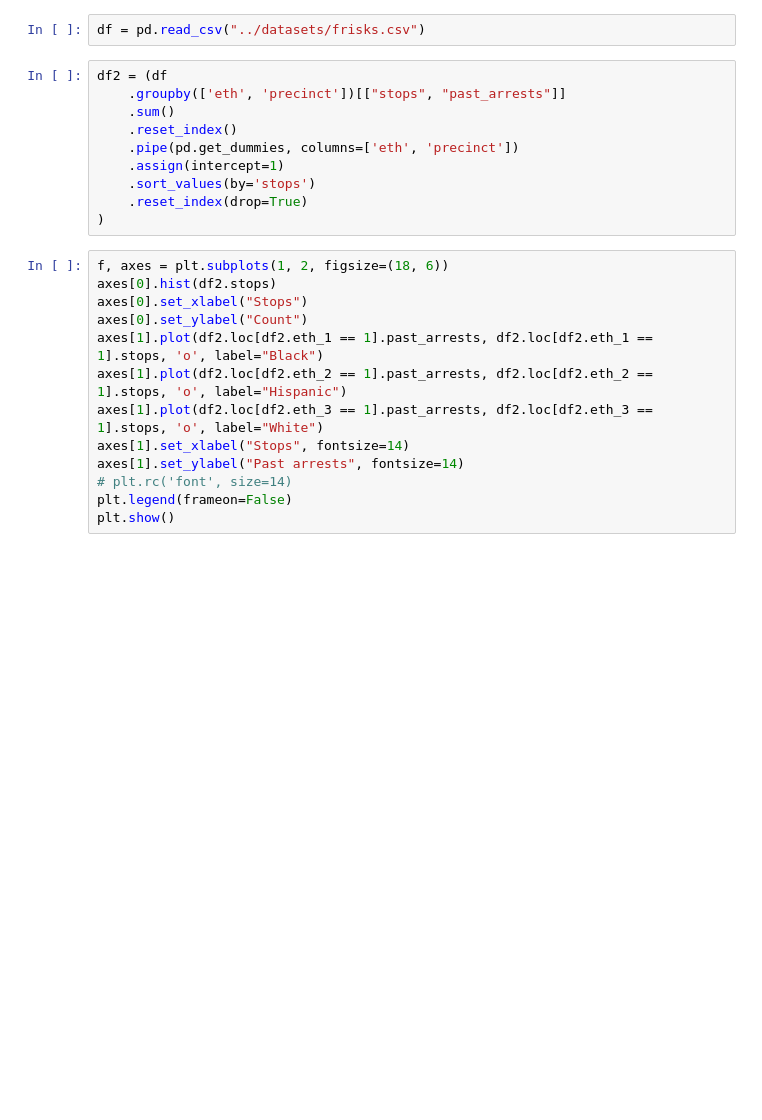
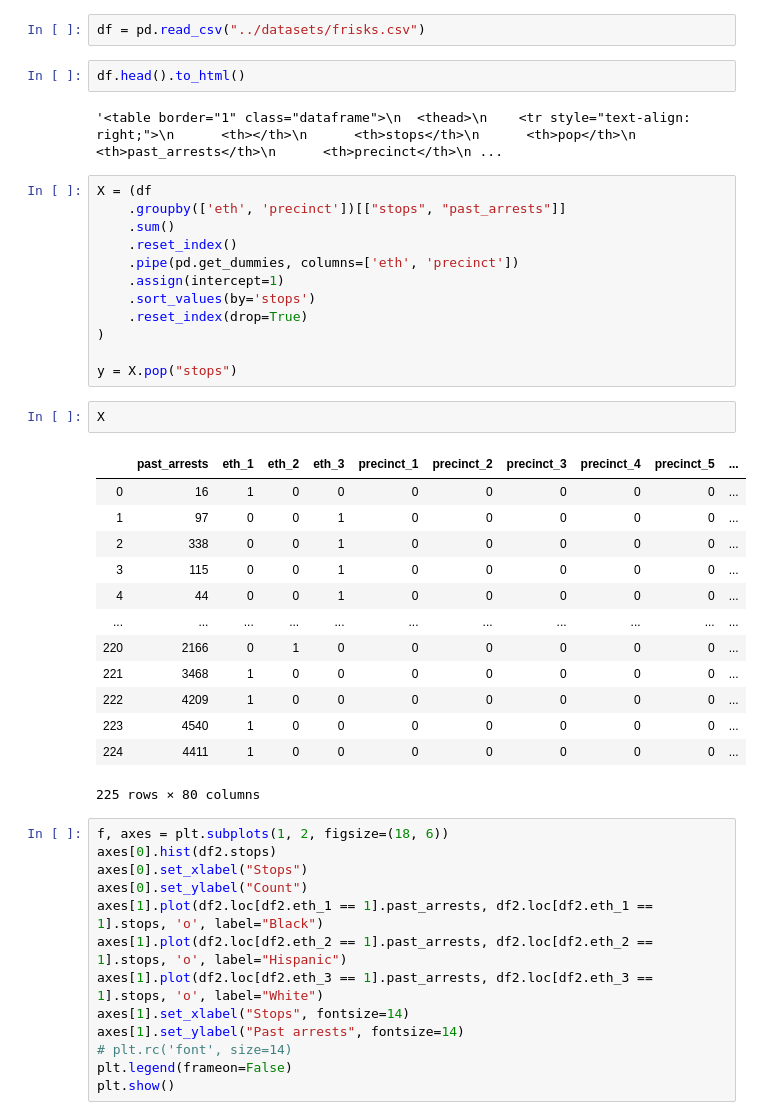
Before and after one commit to omarfsosa/omarfsosa.github.io, a Jupyter notebook: notebooks/police_stops.ipynb, the cells around one changed output. Cells and saved outputs as stored; diff of their text form; blank space fills up the shorter version.

```diff
--- a/notebooks/police_stops.ipynb
+++ b/notebooks/police_stops.ipynb
@@ -47,8 +47,12 @@ import statsmodels.api as sm
 import scipy.stats
 # %%
 df = pd.read_csv("../datasets/frisks.csv")
+# %%
+df.head().to_html()
+# %% [output]
+'<table border="1" class="dataframe">\n  <thead>\n    <tr style="text-align: right;">\n      <th></th>\n      <th>stops</th>\n      <th>pop</th>\n      <th>past_arrests</th>\n      <th>precinct</th>\n ...
 # %%
-df2 = (df
+X = (df
     .groupby(['eth', 'precinct'])[["stops", "past_arrests"]]
     .sum()
     .reset_index()
@@ -57,6 +61,24 @@ df2 = (df
     .sort_values(by='stops')
     .reset_index(drop=True)
 )
+
+y = X.pop("stops")
+# %%
+X
+# %% [output]
+|  | past_arrests | eth_1 | eth_2 | eth_3 | precinct_1 | precinct_2 | precinct_3 | precinct_4 | precinct_5 | ... |
+| 0 | 16 | 1 | 0 | 0 | 0 | 0 | 0 | 0 | 0 | ... |
+| 1 | 97 | 0 | 0 | 1 | 0 | 0 | 0 | 0 | 0 | ... |
+| 2 | 338 | 0 | 0 | 1 | 0 | 0 | 0 | 0 | 0 | ... |
+| 3 | 115 | 0 | 0 | 1 | 0 | 0 | 0 | 0 | 0 | ... |
+| 4 | 44 | 0 | 0 | 1 | 0 | 0 | 0 | 0 | 0 | ... |
+| ... | ... | ... | ... | ... | ... | ... | ... | ... | ... | ... |
+| 220 | 2166 | 0 | 1 | 0 | 0 | 0 | 0 | 0 | 0 | ... |
+| 221 | 3468 | 1 | 0 | 0 | 0 | 0 | 0 | 0 | 0 | ... |
+| 222 | 4209 | 1 | 0 | 0 | 0 | 0 | 0 | 0 | 0 | ... |
+| 223 | 4540 | 1 | 0 | 0 | 0 | 0 | 0 | 0 | 0 | ... |
+| 224 | 4411 | 1 | 0 | 0 | 0 | 0 | 0 | 0 | 0 | ... |
+225 rows × 80 columns
 # %%
 f, axes = plt.subplots(1, 2, figsize=(18, 6))
 axes[0].hist(df2.stops)
```
Also changed, not shown: 8 other files.
